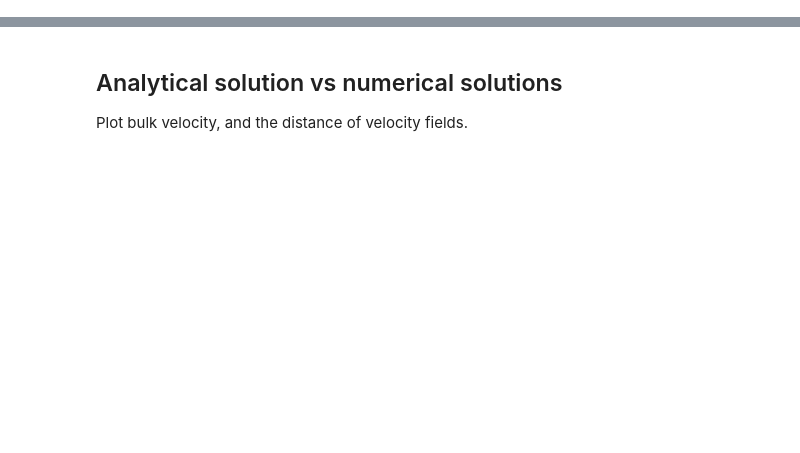
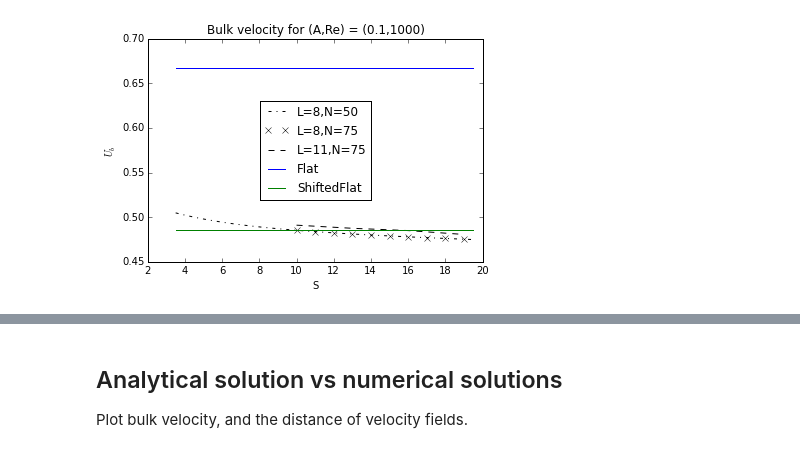
Before and after one commit to saba-vadarevu/Grooved-Channel-Flow, a Jupyter notebook: laminar.ipynb, the cells around one changed output, grey strips where cells are left out. Cells and saved outputs as stored; diff of their text form; code cells hidden in the pictures; blank space fills up the shorter version.

```diff
--- a/laminar.ipynb
+++ b/laminar.ipynb
@@ -449,0 +532,39 @@ genFun
+# %%
+vfListFiner = []; pfListFiner = []
+loadPathFiner = 'solutions/highAlpha/L11N75/'
+files = os.listdir(loadPathFiner)
+files.sort()
+for f in files:
+    vf, pf = loadff(loadPathFiner+f)
+    vfListFiner.append(vf.copy())
+    pfListFiner.append(pf.copy())
+vfArrFiner = flowFieldArray(vfListFiner, 1,len(vfListFiner),1)
+pfArrFiner = flowFieldArray(pfListFiner, 1,len(vfListFiner),1)
+# %%
+uBulkArr = vfArr.getProperty('flux')
+gArr = vfArr.getProperty('g')
+gVec = gArr[0,:,0]
+# %%
+uBulkArrFine = vfArrFine.getProperty('flux')
+gArrFine = vfArrFine.getProperty('g')
+gVecFine = gArrFine[0,:,0]
+# %%
+uBulkArrFiner = vfArrFiner.getProperty('flux')
+gArrFiner = vfArrFiner.getProperty('g')
+gVecFiner = gArrFiner[0,:,0]
+# %%
+#plt.plot(2.*gVec,uBulkArr[0,:,0],'k-.') # Re=10
+plt.plot(2.*gVec,uBulkArr[0,:,1],'k-.') # Re=1000
+plt.plot(2.*gVecFine,uBulkArrFine[0,:,0],'kx') # Re=1000
+plt.plot(2.*gVecFiner,uBulkArrFiner[0,:,0],'k--') # Re=1000
+plt.plot(2.*gVec, 2./3.*np.ones(gVec.size) )
+plt.plot(2.*gVec, 2./3.*(0.9**3)*np.ones(gVec.size) )
+plt.legend(['L=8,N=50','L=8,N=75','L=11,N=75','Flat','ShiftedFlat'],loc='center')
+#uBulkAsym = 2./3.*(1.-2.*tempDict['eps'])**2
+plt.ylim([0.45,0.7])
+plt.xlabel('S'); plt.ylabel('$U_b$')
+plt.title('Bulk velocity for (A,Re) = (0.1,1000)' )
+plt.savefig('highSlopeAsym.eps',dpi=1200,format='eps')
+plt.show()
+# %% [output]
+[figure, added]
```
Also changed, not shown: parts of 87 cells of this notebook, 5 other files.
